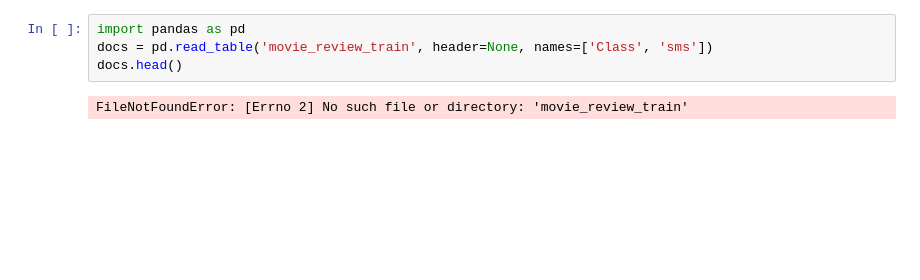
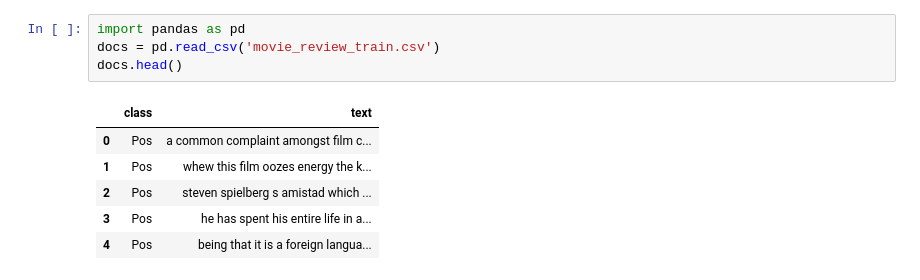
Before and after one commit to praveen21singh/AILab, a Jupyter notebook: NAIVE BAISE/IMDB_Bernoulli_NB.ipynb, the cells around one changed output. Saved outputs shown, nothing was run; the diff lists cells and outputs as text; blank space fills up the shorter version.

```diff
--- a/NAIVE BAISE/IMDB_Bernoulli_NB.ipynb
+++ b/NAIVE BAISE/IMDB_Bernoulli_NB.ipynb
@@ -1,6 +1,11 @@
 # %%
 import pandas as pd
-docs = pd.read_table('movie_review_train', header=None, names=['Class', 'sms'])
+docs = pd.read_csv('movie_review_train.csv')
 docs.head()
 # %% [output]
-FileNotFoundError: [Errno 2] No such file or directory: 'movie_review_train'
+|  | class | text |
+| 0 | Pos | a common complaint amongst film c... |
+| 1 | Pos | whew this film oozes energy the k... |
+| 2 | Pos | steven spielberg s amistad which ... |
+| 3 | Pos | he has spent his entire life in a... |
+| 4 | Pos | being that it is a foreign langua... |
```
Also changed, not shown: parts of 36 cells of this notebook.
